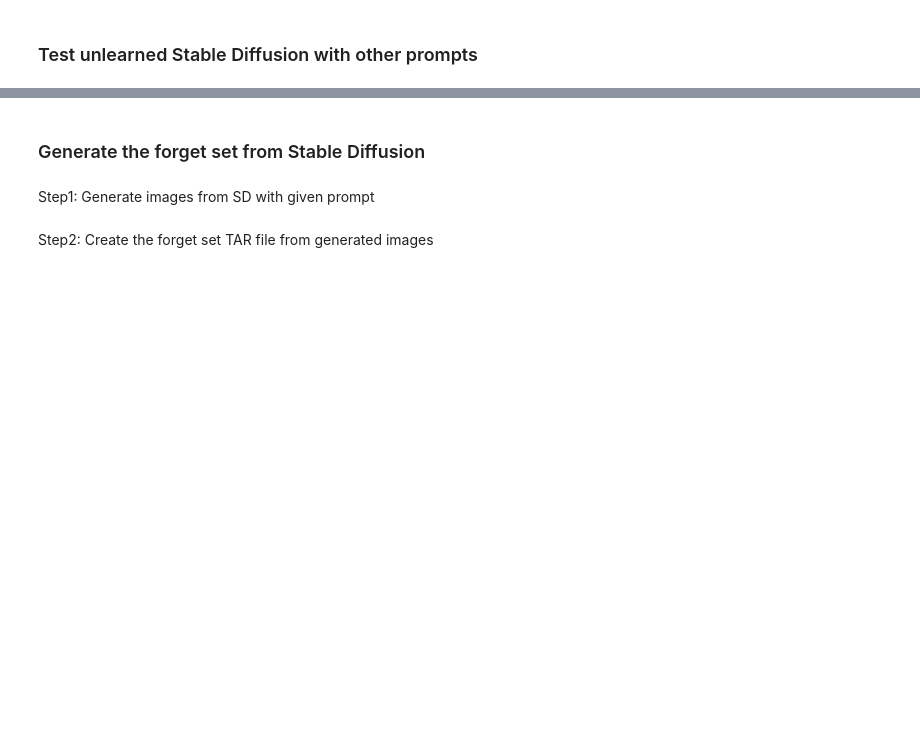
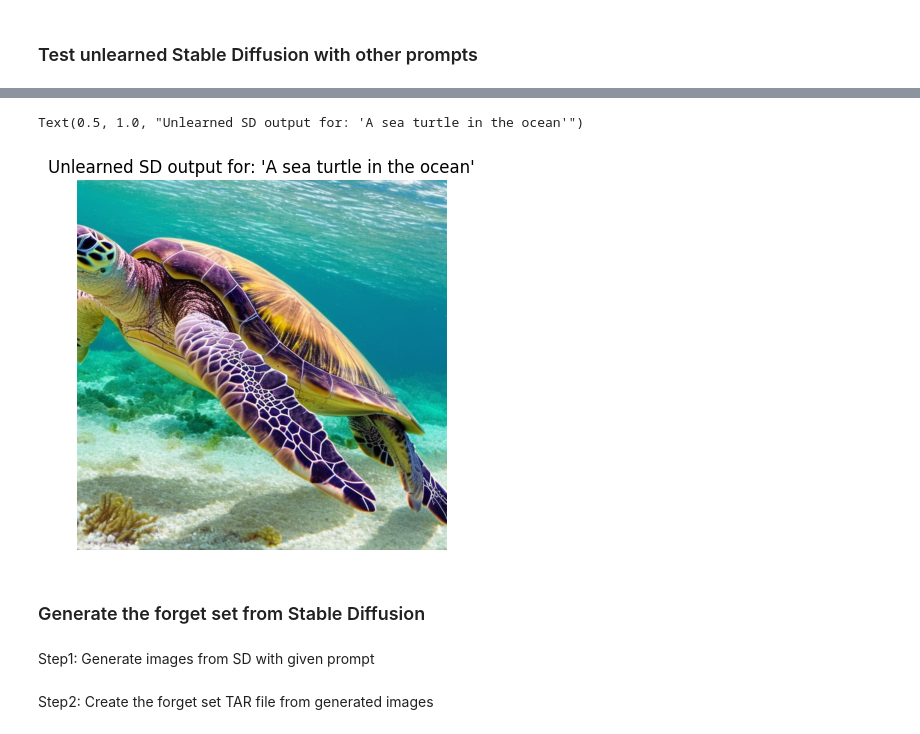
Before and after one commit to CSIPlab/SLUG, a Jupyter notebook: notebooks/experiment_stable_diffusion.ipynb, the cells around one changed output, grey strips where cells are left out. Cells and saved outputs as stored; diff of their text form; code cells hidden in the pictures; blank space fills up the shorter version.

```diff
--- a/notebooks/experiment_stable_diffusion.ipynb
+++ b/notebooks/experiment_stable_diffusion.ipynb
@@ -841,0 +834,10 @@ Text(0.5, 1.0, "Unlearned SD output for: 'A portrait photo of Mark Zuckerberg'")
+# %%
+prompt = "A sea turtle in the ocean"
+image = pipe_unlearned(prompt).images[0]
+plt.figure()
+plt.imshow(image)
+plt.axis('off')
+plt.title(f"Unlearned SD output for: '{prompt}'")
+# %% [output]
+Text(0.5, 1.0, "Unlearned SD output for: 'A sea turtle in the ocean'")
+[figure, added]
```
Also changed, not shown: parts of 21 cells of this notebook, 1 other file.
